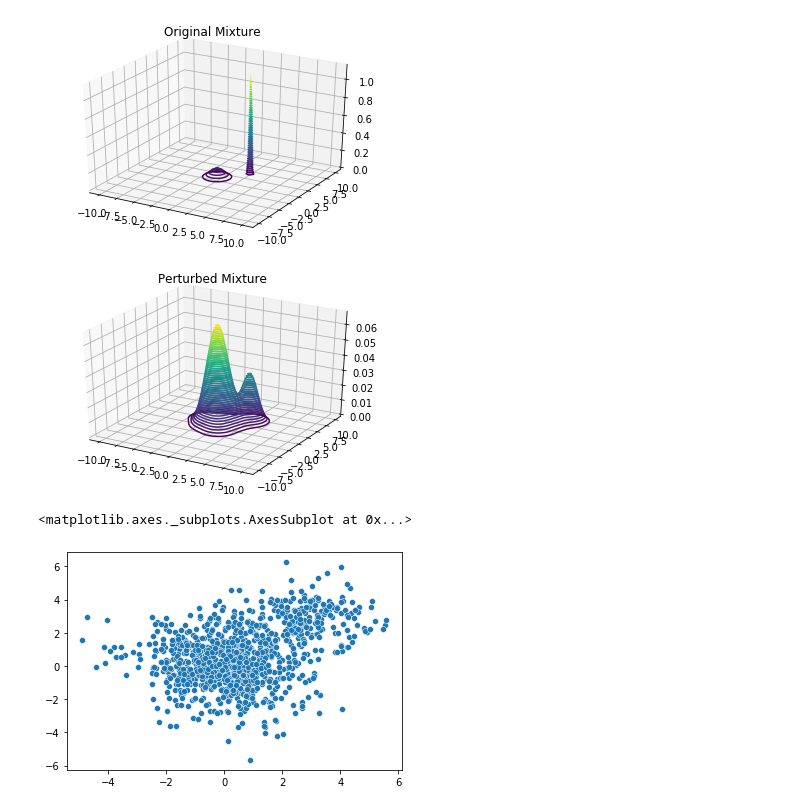
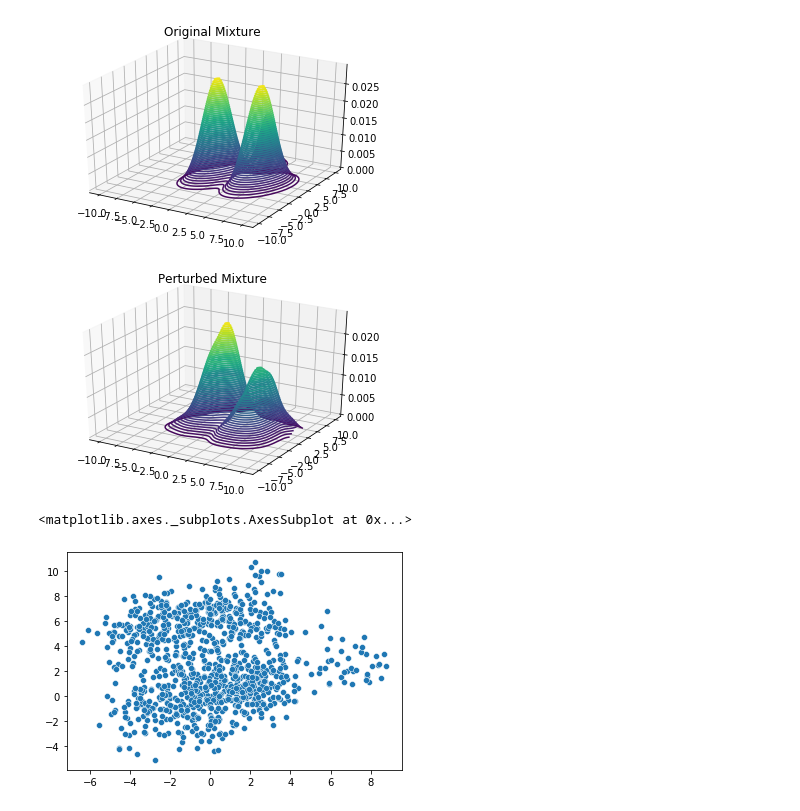
Before and after one commit to LeoPerelli/BayesMixtureModeling, a Jupyter notebook: Project Code/Data_Generator.ipynb, the cells around one changed output. Drawn from its saved outputs; the diff is of its cells as text; code cells hidden in the pictures.

```diff
--- a/Project Code/Data_Generator.ipynb
+++ b/Project Code/Data_Generator.ipynb
@@ -80,9 +80,9 @@ sns.kdeplot(data=sampled_df)
 n_samples = 1000
 
 #Multivariate Data
-true_mu_bi = np.array([  [0,0] , [3,3]  ])
-true_sigma_bi = np.array([  [[1,0] , [0, 1]] ,   [[0.0005 , 0] , [0 , 0.0005]] ])
-w_t_bi = np.array([0.8, 0.2])
+true_mu_bi = np.array([  [0,0] , [0,6], [7.5,3]  ])
+true_sigma_bi = np.array([  [[15,1] , [1, 3]], [[15,1] , [1,3]] , [[1,0],[0,1]] ])
+w_t_bi = np.array([0.45,0.45,0.1])
 grid_1D = np.linspace(-10, 10, 100)
 grid_2D = np.array([[x0, y0] for x0 in grid_1D for y0 in grid_1D])
 X,Y = np.meshgrid(grid_1D,grid_1D)
@@ -100,38 +100,38 @@ ax.set_title('Original Mixture');
 
 fig = plt.figure()
 ax = plt.axes(projection='3d')
 ax.contour3D(X, Y,np.reshape(eval_multivariate_mixture_dens(pert_mu_bi, pert_sigma_bi, pert_w_bi, grid_2D), newshape = X.shape) , 50, cmap='viridis')
 ax.set_title('Perturbed Mixture');
 
 
 #Multivariate Sampling from perturbed densities
 chosen_components = tfd.Categorical(probs = pert_w_bi).sample(n_samples)
 samples = []
 for i in range(len(chosen_components)):
     samples.append(tfd.MultivariateNormalFullCovariance(pert_mu_bi[chosen_components[i]], pert_sigma_bi[chosen_components[i]]).sample())
 
 
 #"Assign" each of the components to one of the original mixture components, otherwise i dont know to which cluster
 #should one point be part, only knowing it comes from for example the 70th perturbed component
 #I do this looking at the distance for each component mean to the original means
 
 # dist = [0 for i in range(len(w_t_bi))]
 # assigned_comp = []
 # for mean in pert_mu_bi:
 #     for i in range(len(dist)):
 #         dist[i] = np.linalg.norm(mean - true_mu_bi[i])
 
 #     assigned_comp.append(np.argmin(dist))
 
 # assigned_point = [assigned_comp[chosen_components[i]] for i in range(n_samples) ]
 
 sampled_df = np.array(samples)
 # %% [output]
-[figure, old version]
+[figure, new version]
-[figure, old version]
+[figure, new version]
 # %%
 sns.scatterplot(x=[elem[0] for elem in sampled_df], y=[elem[1] for elem in sampled_df])
 # %% [output]
 <matplotlib.axes._subplots.AxesSubplot at 0x...>
-[figure, old version]
+[figure, new version]
 # %%
```
Also changed, not shown: parts of 1 cell of this notebook, 5 other files.
